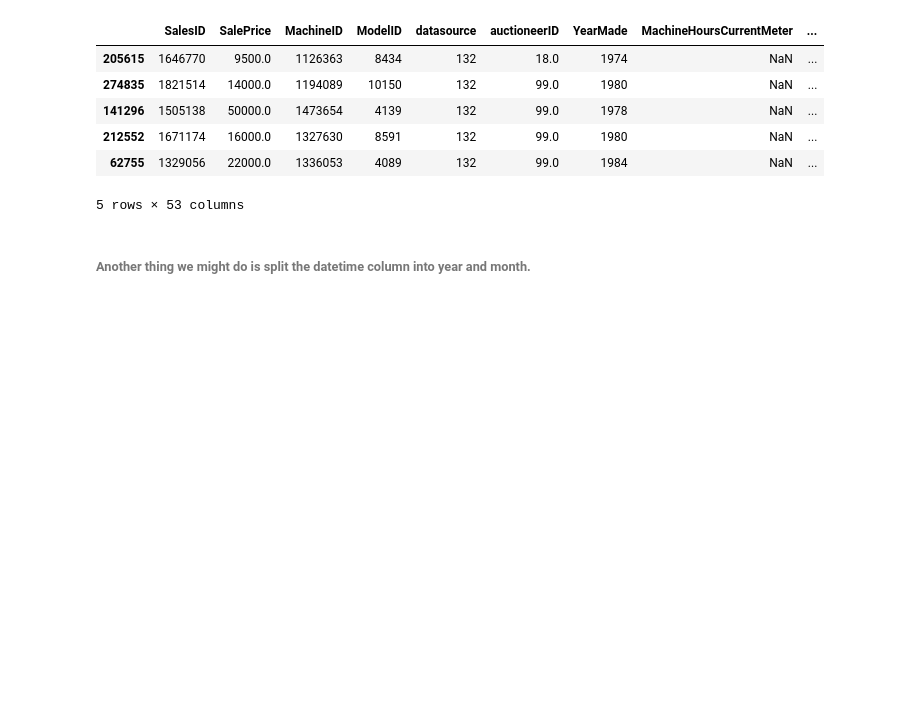
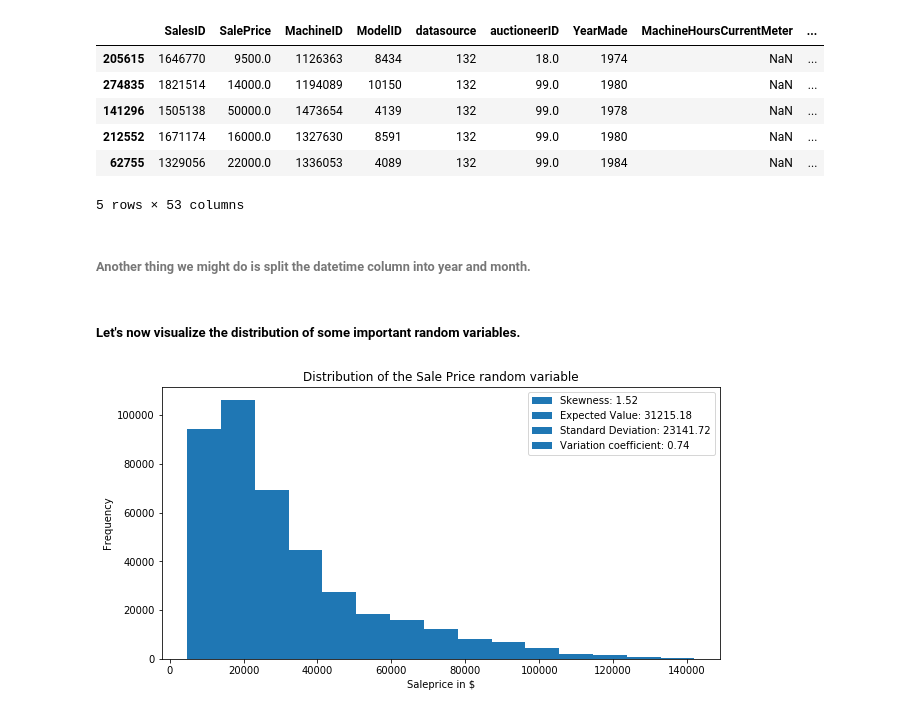
Before and after one commit to Ritsch1/Bulldozer-Prizing-Regression-Model, a Jupyter notebook: notebook/Bulldozer-Pricing-Regression-Model.ipynb, the cells around one changed output. Cells and saved outputs as stored; diff of their text form; code cells hidden in the pictures; blank space fills up the shorter version.

Commit message:
Explore distribution of target variable

```diff
--- a/notebook/Bulldozer-Pricing-Regression-Model.ipynb
+++ b/notebook/Bulldozer-Pricing-Regression-Model.ipynb
@@ -82,3 +82,37 @@ df.head()
 df["Sale-Month"] = df["saledate"].dt.month
 df["Sale-Year"] = df["saledate"].dt.year
 df.drop("saledate", axis=1, inplace=True)
+# %% [markdown]
+##### Let's now visualize the distribution of some important random variables.
+# %%
+fig, ax = plt.subplots(figsize=(10,5),
+                       nrows=1,
+                       ncols=1)
+
+#Patching some important information
+skewness = round(scipy.stats.skew(df["SalePrice"]),2)
+skewness_patch=mpatches.Patch(label="Skewness: "+str(skewness))
+
+expected_value=round(np.mean(df["SalePrice"]),2)
+expected_value_patch=mpatches.Patch(label="Expected Value: "+str(expected_value))
+
+std_deviation=round(np.std(df["SalePrice"]),2)
+std_deviation_patch=mpatches.Patch(label="Standard Deviation: "+str(std_deviation))
+
+variation_coefficient=round(scipy.stats.variation(df["SalePrice"]),2)
+variation_coefficient_patch=mpatches.Patch(label="Variation coefficient: "+str(variation_coefficient))
+
+#Plotting the legend
+plt.legend(handles=[skewness_patch, expected_value_patch, std_deviation_patch, variation_coefficient_patch])
+
+#Plotting histogram
+ax.hist(df["SalePrice"], bins=15)
+
+#Set meta-information
+ax.set(title="Distribution of the Sale Price random variable",
+       xlabel="Saleprice in $",
+       ylabel="Frequency");
+
+plt.show()
+# %% [output]
+[figure, added]
```
